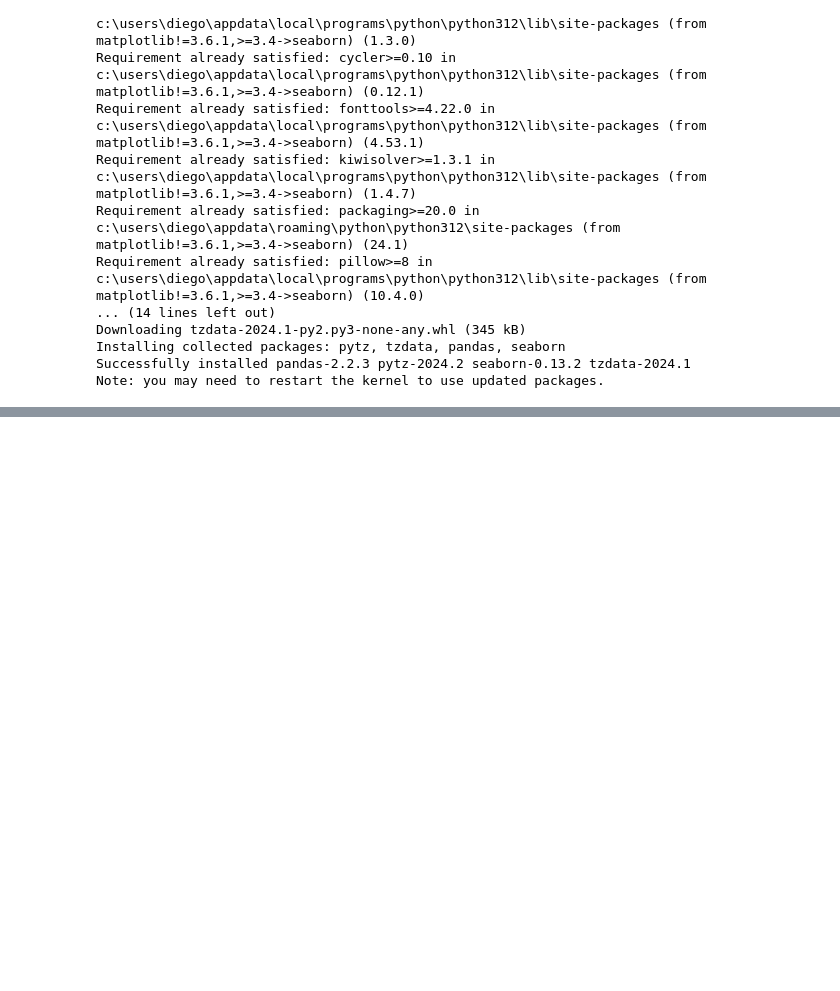
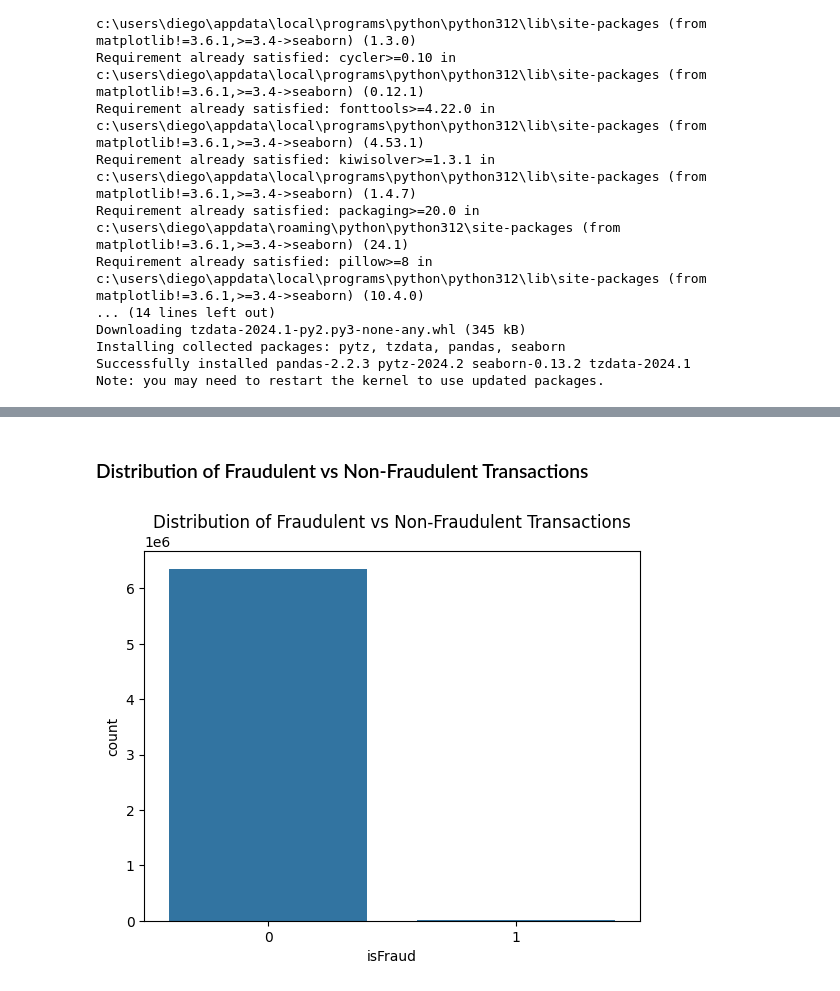
Before and after one commit to DiegoEscanciano/Python-FraudDetection, a Jupyter notebook: fraude.ipynb, the cells around one changed output, grey strips where cells are left out. Drawn from its saved outputs; the diff is of its cells as text; code cells hidden in the pictures; blank space fills up the shorter version.

```diff
--- a/fraude.ipynb
+++ b/fraude.ipynb
@@ -23,0 +130,9 @@ import seaborn as sns
+# %% [markdown]
+### Distribution of Fraudulent vs Non-Fraudulent Transactions
+# %%
+# Countplot for isFraud
+sns.countplot(x='isFraud', data=df)
+plt.title('Distribution of Fraudulent vs Non-Fraudulent Transactions')
+plt.show()
+# %% [output]
+[figure, added]
```
Also changed, not shown: parts of 14 cells of this notebook.
